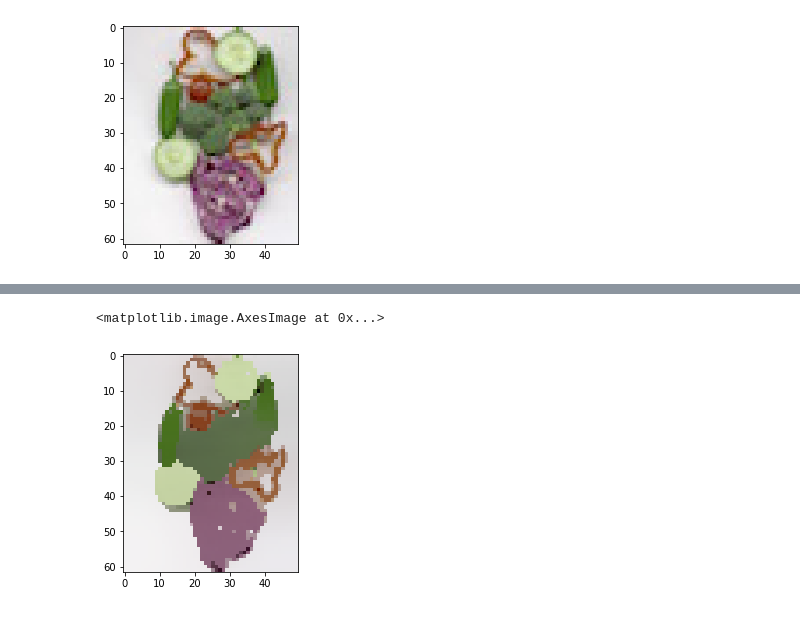
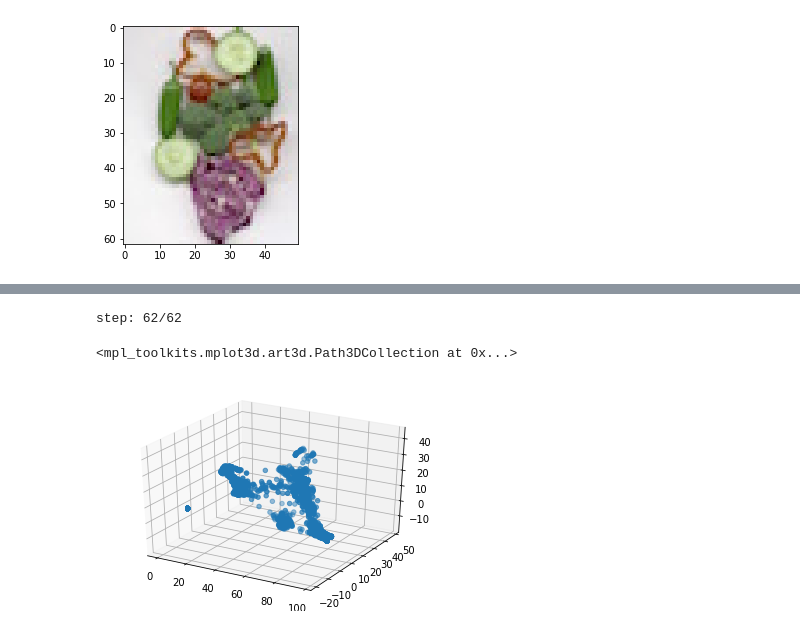
Before and after one commit to LouisLesueur/Illumination_project, a Jupyter notebook: mean_shift_TP.ipynb, the cells around one changed output, grey strips where cells are left out. Cells and saved outputs as stored; diff of their text form; code cells hidden in the pictures.

```diff
--- a/mean_shift_TP.ipynb
+++ b/mean_shift_TP.ipynb
@@ -296,25 +216,25 @@ ax.scatter(*I_new2.T)
-# %%
-plt.figure()
-plt.imshow(luv2rgb(I_new2))
-# %% [output]
-<matplotlib.image.AxesImage at 0x...>
-[figure, removed]
 # %%
-z = ms_filtering(I_luv, 5, 20)
+z = ms_filtering(I_luv, 4, 30, 5,norm2,k_u)
+# %% [output]
+step: 62/62
 # %%
 def data_to_Img(z):
-    w,h = z[-1][0:2]
+    w,h,_ = z.shape
     I_out = np.zeros((int(w)+1,int(h)+1,3))
-    for d in z:
-        I_out[int(d[0])][int(d[1])] = d[2:]
+    for i in range(w):
+        for j in range(h):
+            I_out[i,j] = z[i,j][2:]
     return I_out
 
 I_new = data_to_Img(z)
 
 fig = plt.figure()
 ax = fig.add_subplot(111, projection='3d')
-ax.scatter(*I_luv.T)
+#ax.scatter(*I_luv.T)
 ax.scatter(*I_new.T)
+# %% [output]
+<mpl_toolkits.mplot3d.art3d.Path3DCollection at 0x...>
+[figure, added]
 # %%
 plt.figure()
 plt.imshow(luv2rgb(I_new))
```
Also changed, not shown: parts of 9 cells of this notebook.
